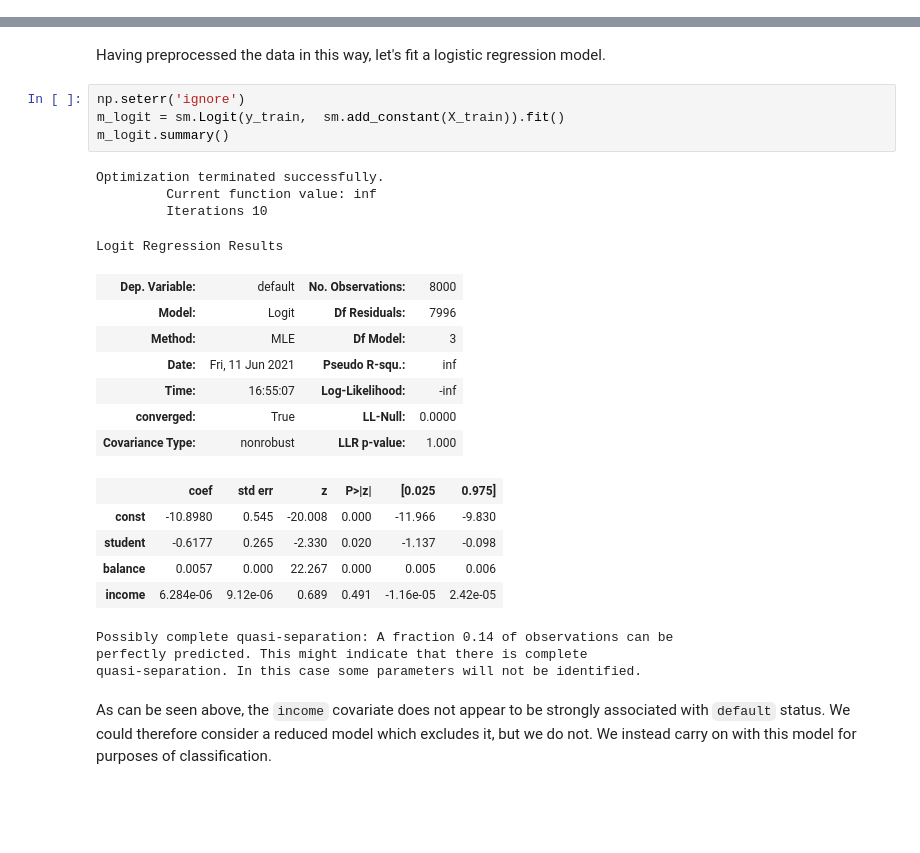
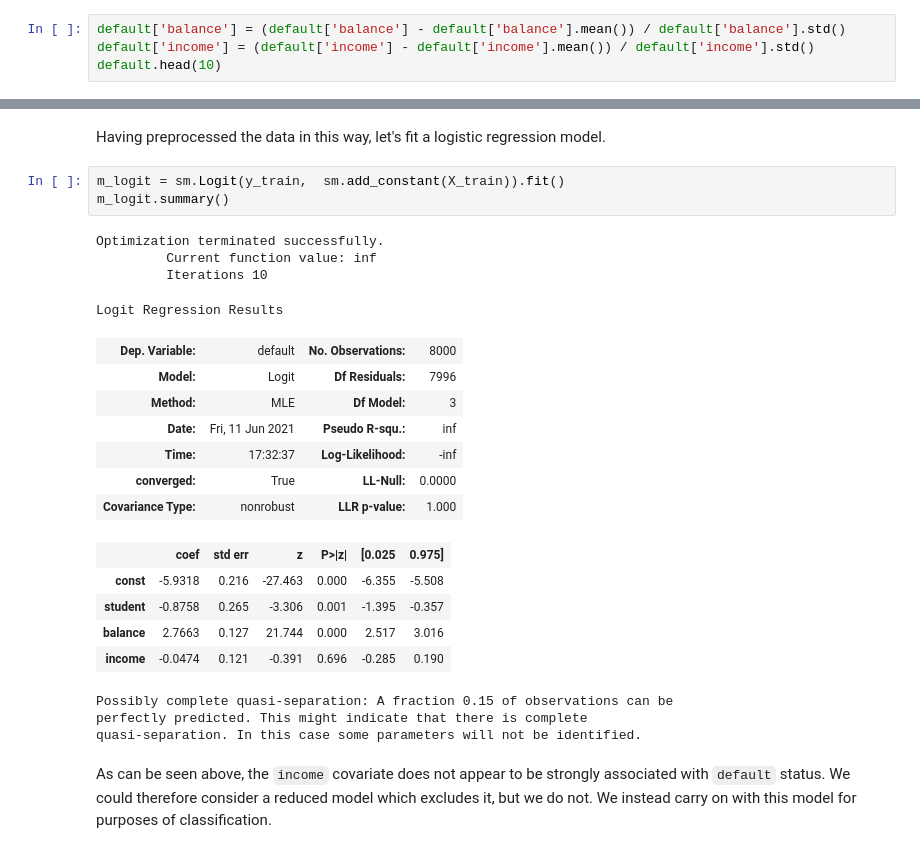
Before and after one commit to ssc-datascience/pythonjupyter_wshop2021, a Jupyter notebook: ssc2021_workshop_regressions.ipynb, the cells around one changed output, grey strips where cells are left out. Cells and saved outputs as stored; diff of their text form; blank space fills up the shorter version.

```diff
--- a/ssc2021_workshop_regressions.ipynb
+++ b/ssc2021_workshop_regressions.ipynb
@@ -648,0 +620,4 @@ default.head(10)
+# %%
+default['balance'] = (default['balance'] - default['balance'].mean()) / default['balance'].std()
+default['income'] = (default['income'] - default['income'].mean()) / default['income'].std()
+default.head(10)
@@ -658,27 +645,26 @@ test = pd.concat([y_test, X_test], axis = 1)
 # %% [markdown]
 Having preprocessed the data in this way, let's fit a logistic regression model.
 # %%
-np.seterr('ignore')
 m_logit = sm.Logit(y_train,  sm.add_constant(X_train)).fit()
 m_logit.summary()
 # %% [output]
 Optimization terminated successfully.
          Current function value: inf
          Iterations 10
 Logit Regression Results
 | Dep. Variable: | default | No. Observations: | 8000 |
 | Model: | Logit | Df Residuals: | 7996 |
 | Method: | MLE | Df Model: | 3 |
 | Date: | Fri, 11 Jun 2021 | Pseudo R-squ.: | inf |
-| Time: | 16:55:07 | Log-Likelihood: | -inf |
+| Time: | 17:32:37 | Log-Likelihood: | -inf |
 | converged: | True | LL-Null: | 0.0000 |
 | Covariance Type: | nonrobust | LLR p-value: | 1.000 |
 |  | coef | std err | z | P>|z| | [0.025 | 0.975] |
-| const | -10.8980 | 0.545 | -20.008 | 0.000 | -11.966 | -9.830 |
-| student | -0.6177 | 0.265 | -2.330 | 0.020 | -1.137 | -0.098 |
-| balance | 0.0057 | 0.000 | 22.267 | 0.000 | 0.005 | 0.006 |
-| income | 6.284e-06 | 9.12e-06 | 0.689 | 0.491 | -1.16e-05 | 2.42e-05 |
+| const | -5.9318 | 0.216 | -27.463 | 0.000 | -6.355 | -5.508 |
+| student | -0.8758 | 0.265 | -3.306 | 0.001 | -1.395 | -0.357 |
+| balance | 2.7663 | 0.127 | 21.744 | 0.000 | 2.517 | 3.016 |
+| income | -0.0474 | 0.121 | -0.391 | 0.696 | -0.285 | 0.190 |
-Possibly complete quasi-separation: A fraction 0.14 of observations can be
+Possibly complete quasi-separation: A fraction 0.15 of observations can be
 perfectly predicted. This might indicate that there is complete
 quasi-separation. In this case some parameters will not be identified.
 # %% [markdown]
```
Also changed, not shown: parts of 12 cells of this notebook.
